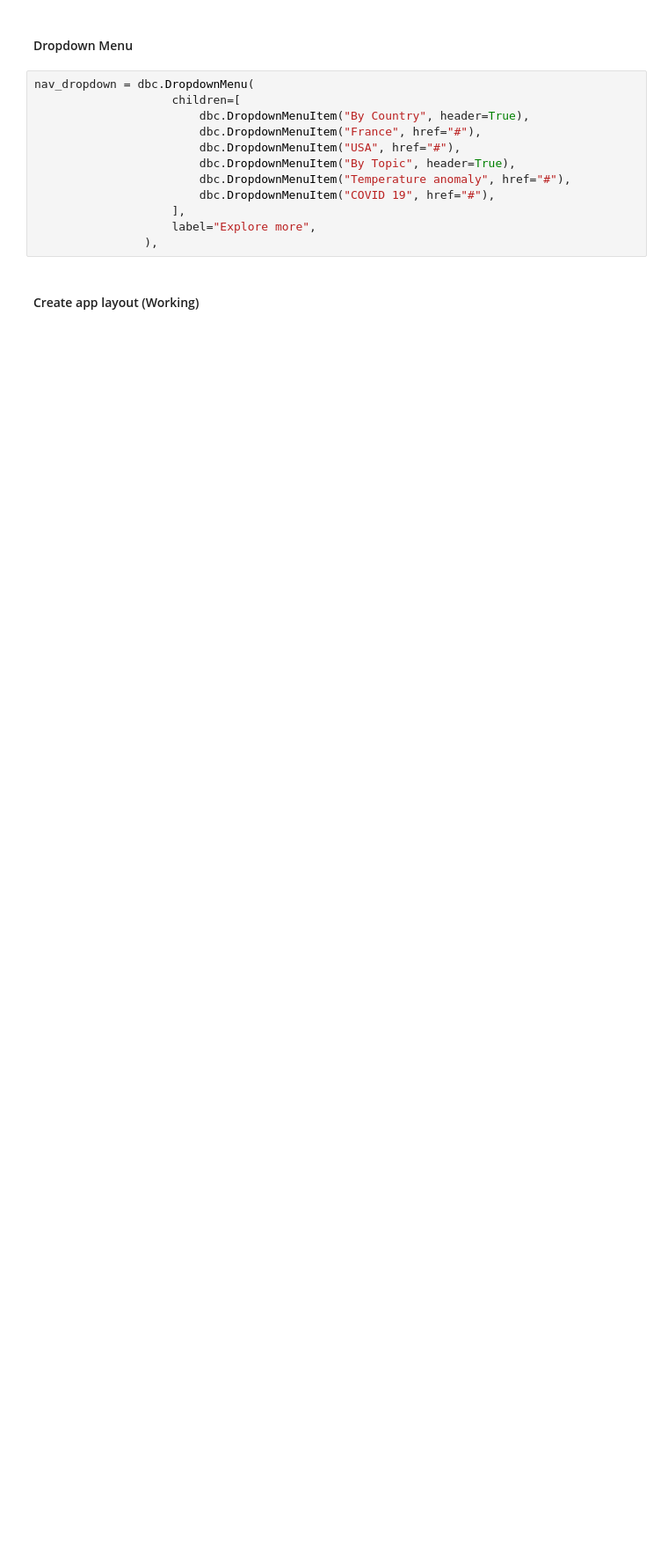
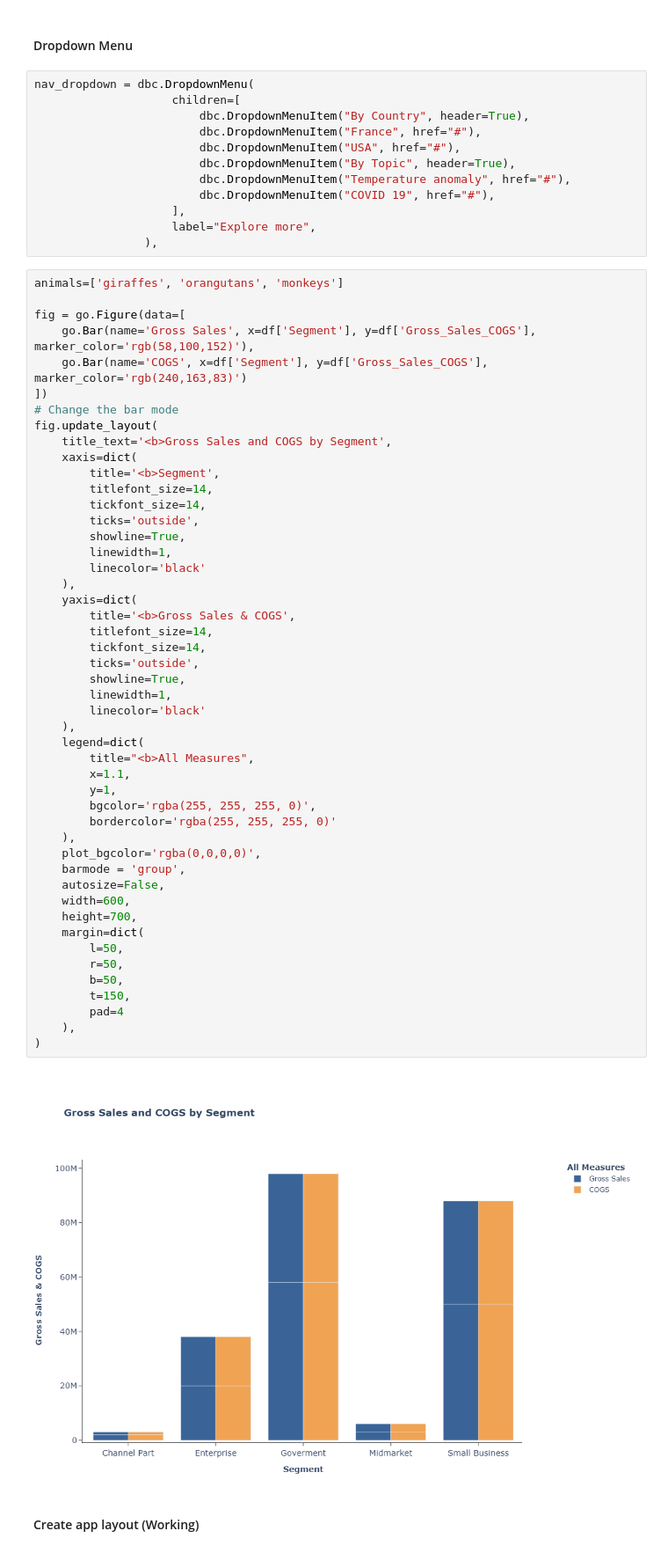
Before and after one commit to jupyter-naas/summer-dashboarding, a Jupyter notebook: dashboards/3-Revenue COGS by Segment/revenue_cogs_by_segment.ipynb, the cells around one changed output. Shown at 88% size. Saved outputs shown, nothing was run; the diff lists cells and outputs as text; blank space fills up the shorter version.

Commit message:
revamp bar graph with go graph

```diff
--- a/dashboards/3-Revenue COGS by Segment/revenue_cogs_by_segment.ipynb
+++ b/dashboards/3-Revenue COGS by Segment/revenue_cogs_by_segment.ipynb
@@ -200,6 +200,56 @@ nav_dropdown = dbc.DropdownMenu(
                     ],
                     label="Explore more",
                 ),
+# %%
+animals=['giraffes', 'orangutans', 'monkeys']
+
+fig = go.Figure(data=[
+    go.Bar(name='Gross Sales', x=df['Segment'], y=df['Gross_Sales_COGS'], marker_color='rgb(58,100,152)'),
+    go.Bar(name='COGS', x=df['Segment'], y=df['Gross_Sales_COGS'],  marker_color='rgb(240,163,83)')
+])
+# Change the bar mode
+fig.update_layout(
+    title_text='<b>Gross Sales and COGS by Segment',
+    xaxis=dict(
+        title='<b>Segment',
+        titlefont_size=14,
+        tickfont_size=14,
+        ticks='outside',
+        showline=True,
+        linewidth=1,
+        linecolor='black'
+    ),
+    yaxis=dict(
+        title='<b>Gross Sales & COGS',
+        titlefont_size=14,
+        tickfont_size=14,
+        ticks='outside',
+        showline=True,
+        linewidth=1,
+        linecolor='black'
+    ),
+    legend=dict(
+        title="<b>All Measures",
+        x=1.1,
+        y=1,
+        bgcolor='rgba(255, 255, 255, 0)',
+        bordercolor='rgba(255, 255, 255, 0)'
+    ),
+    plot_bgcolor='rgba(0,0,0,0)',
+    barmode = 'group',
+    autosize=False,
+    width=600,
+    height=700,
+    margin=dict(
+        l=50,
+        r=50,
+        b=50,
+        t=150,
+        pad=4
+    ),
+)
+# %% [output]
+[figure, added]
 # %% [markdown]
 #### Create app layout (Working)
 # %%
```
Also changed, not shown: parts of 3 cells of this notebook.
